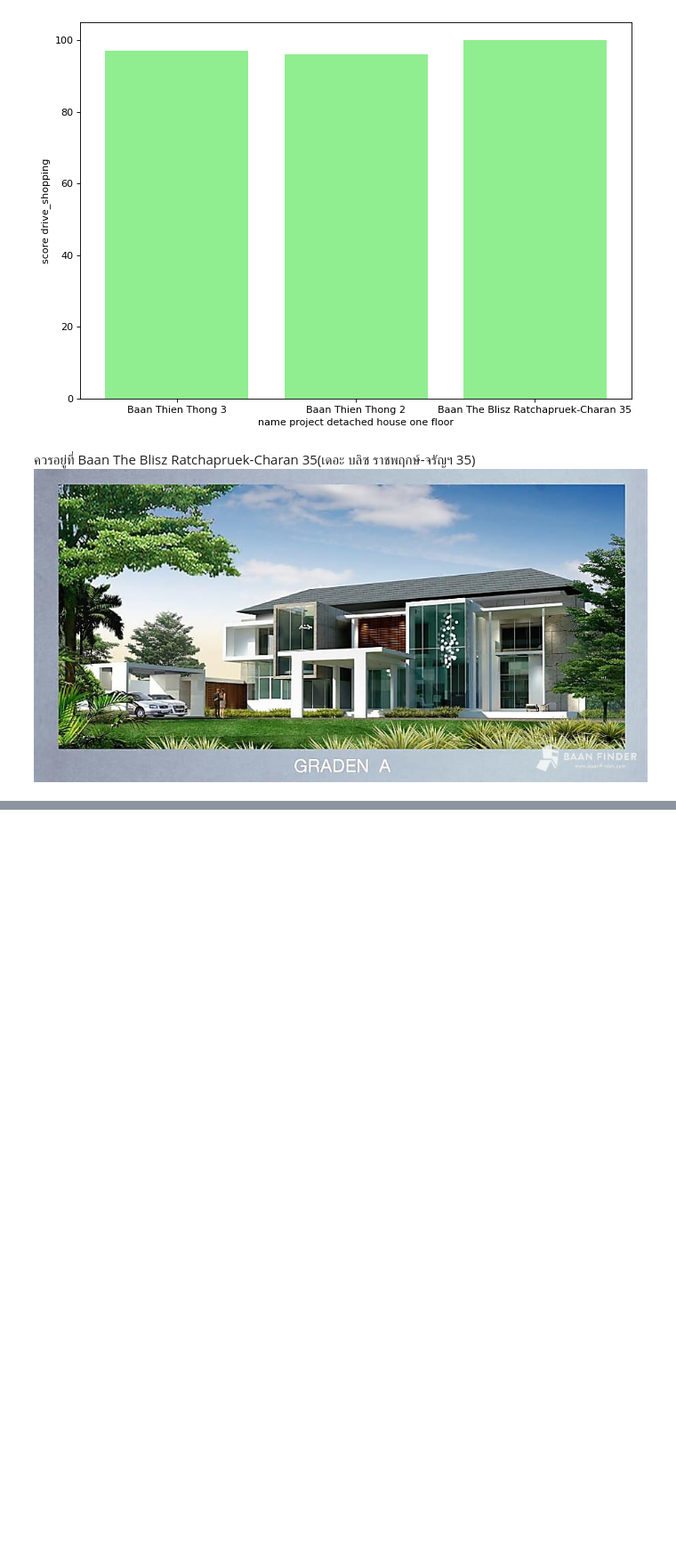
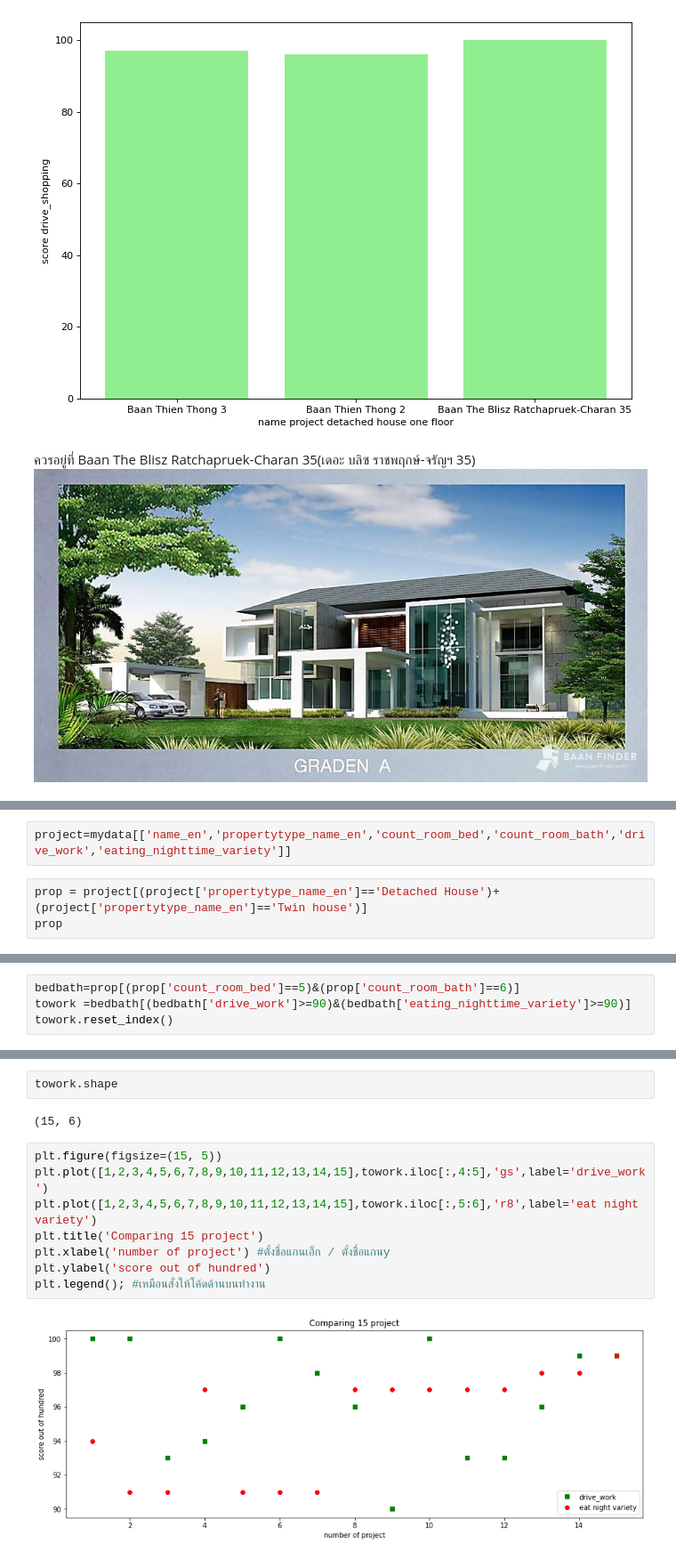
Before and after one commit to sucheerarighthere/BasicProg_DataViz65, a Jupyter notebook: FinalProject_Data.ipynb, the cells around one changed output, grey strips where cells are left out. Shown at 89% size. Cells and saved outputs as stored; diff of their text form; blank space fills up the shorter version.

```diff
--- a/FinalProject_Data.ipynb
+++ b/FinalProject_Data.ipynb
@@ -561,0 +688,5 @@ plt.show()
+# %%
+project=mydata[['name_en','propertytype_name_en','count_room_bed','count_room_bath','drive_work','eating_nighttime_variety']]
+# %%
+prop = project[(project['propertytype_name_en']=='Detached House')+(project['propertytype_name_en']=='Twin house')]
+prop
@@ -561,0 +707,4 @@ plt.show()
+# %%
+bedbath=prop[(prop['count_room_bed']==5)&(prop['count_room_bath']==6)]
+towork =bedbath[(bedbath['drive_work']>=90)&(bedbath['eating_nighttime_variety']>=90)]
+towork.reset_index()
@@ -561,0 +728,14 @@ plt.show()
+# %%
+towork.shape
+# %% [output]
+(15, 6)
+# %%
+plt.figure(figsize=(15, 5))
+plt.plot([1,2,3,4,5,6,7,8,9,10,11,12,13,14,15],towork.iloc[:,4:5],'gs',label='drive_work')
+plt.plot([1,2,3,4,5,6,7,8,9,10,11,12,13,14,15],towork.iloc[:,5:6],'r8',label='eat night variety')
+plt.title('Comparing 15 project')
+plt.xlabel('number of project') #ตั้งชื่อแกนเอ็ก / ตั้งชื่อแกนy
+plt.ylabel('score out of hundred')
+plt.legend(); #เหมือนสั่งให้โค้ดด้านบนทำงาน
+# %% [output]
+[figure, added]
```
Also changed, not shown: parts of 14 cells of this notebook.
